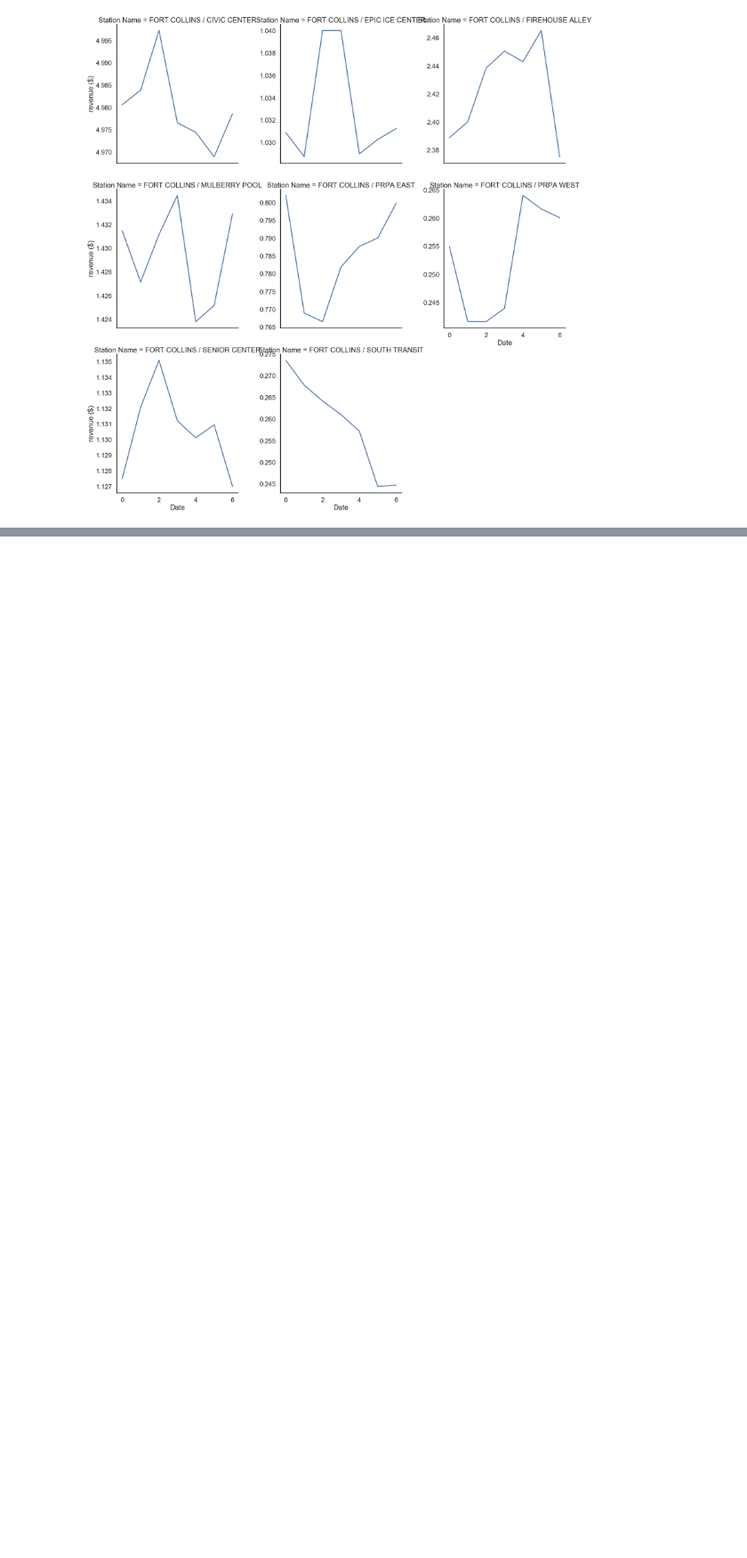
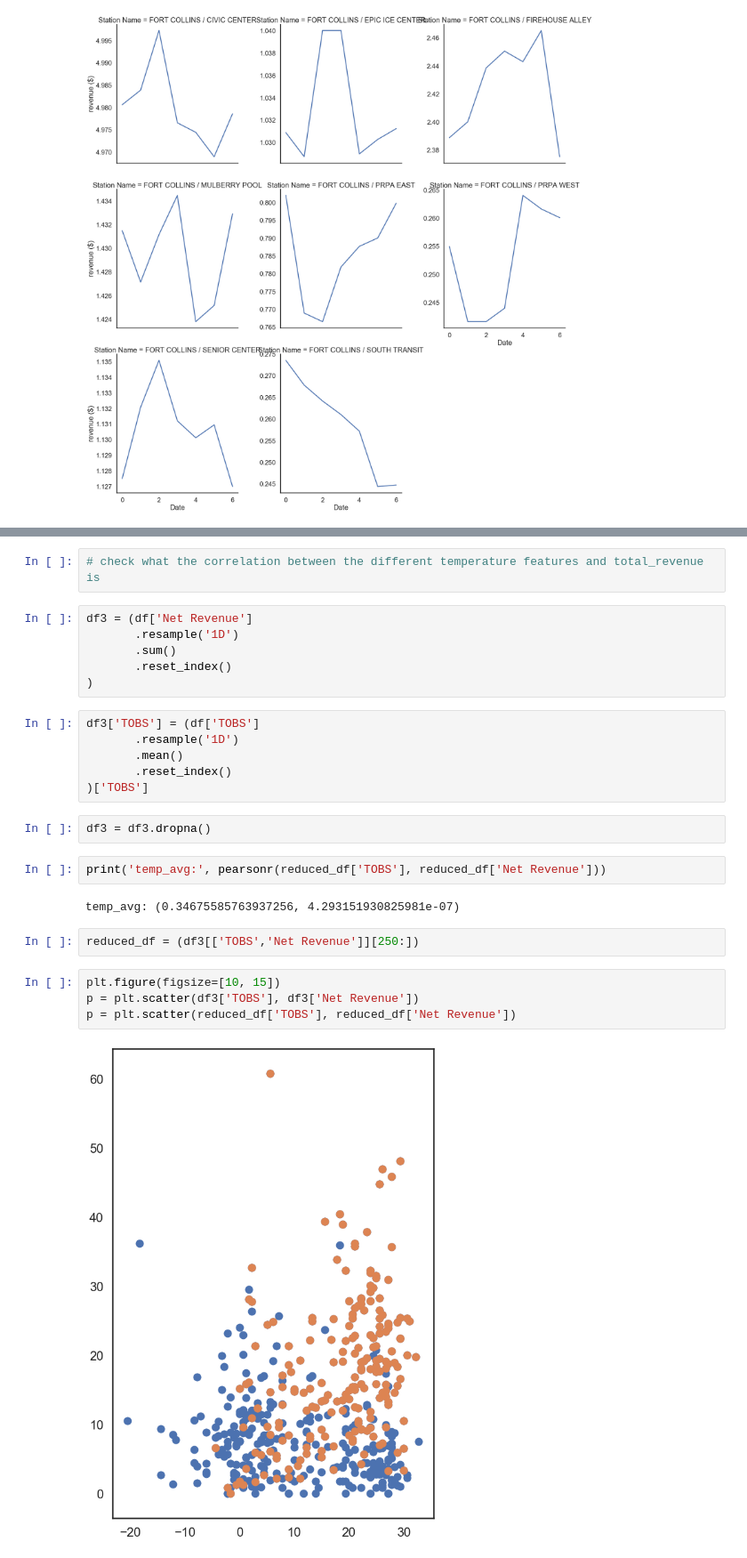
Before and after one commit to davidfox87/EV_forecasting, a Jupyter notebook: EDA.ipynb, the cells around one changed output, grey strips where cells are left out. Shown at 89% size. Saved outputs shown, nothing was run; the diff lists cells and outputs as text; blank space fills up the shorter version.

```diff
--- a/EDA.ipynb
+++ b/EDA.ipynb
@@ -228,0 +370,28 @@ g.map(sns.lineplot, "Date", "revenue ($)")
+# %%
+# check what the correlation between the different temperature features and total_revenue is
+# %%
+df3 = (df['Net Revenue']
+       .resample('1D')
+       .sum()
+       .reset_index()
+)
+# %%
+df3['TOBS'] = (df['TOBS']
+       .resample('1D')
+       .mean()
+       .reset_index()
+)['TOBS']
+# %%
+df3 = df3.dropna()
+# %%
+print('temp_avg:', pearsonr(reduced_df['TOBS'], reduced_df['Net Revenue']))
+# %% [output]
+temp_avg: (0.34675585763937256, 4.293151930825981e-07)
+# %%
+reduced_df = (df3[['TOBS','Net Revenue']][250:])
+# %%
+plt.figure(figsize=[10, 15])
+p = plt.scatter(df3['TOBS'], df3['Net Revenue'])
+p = plt.scatter(reduced_df['TOBS'], reduced_df['Net Revenue'])
+# %% [output]
+[figure, added]
```
Also changed, not shown: parts of 39 cells of this notebook.
